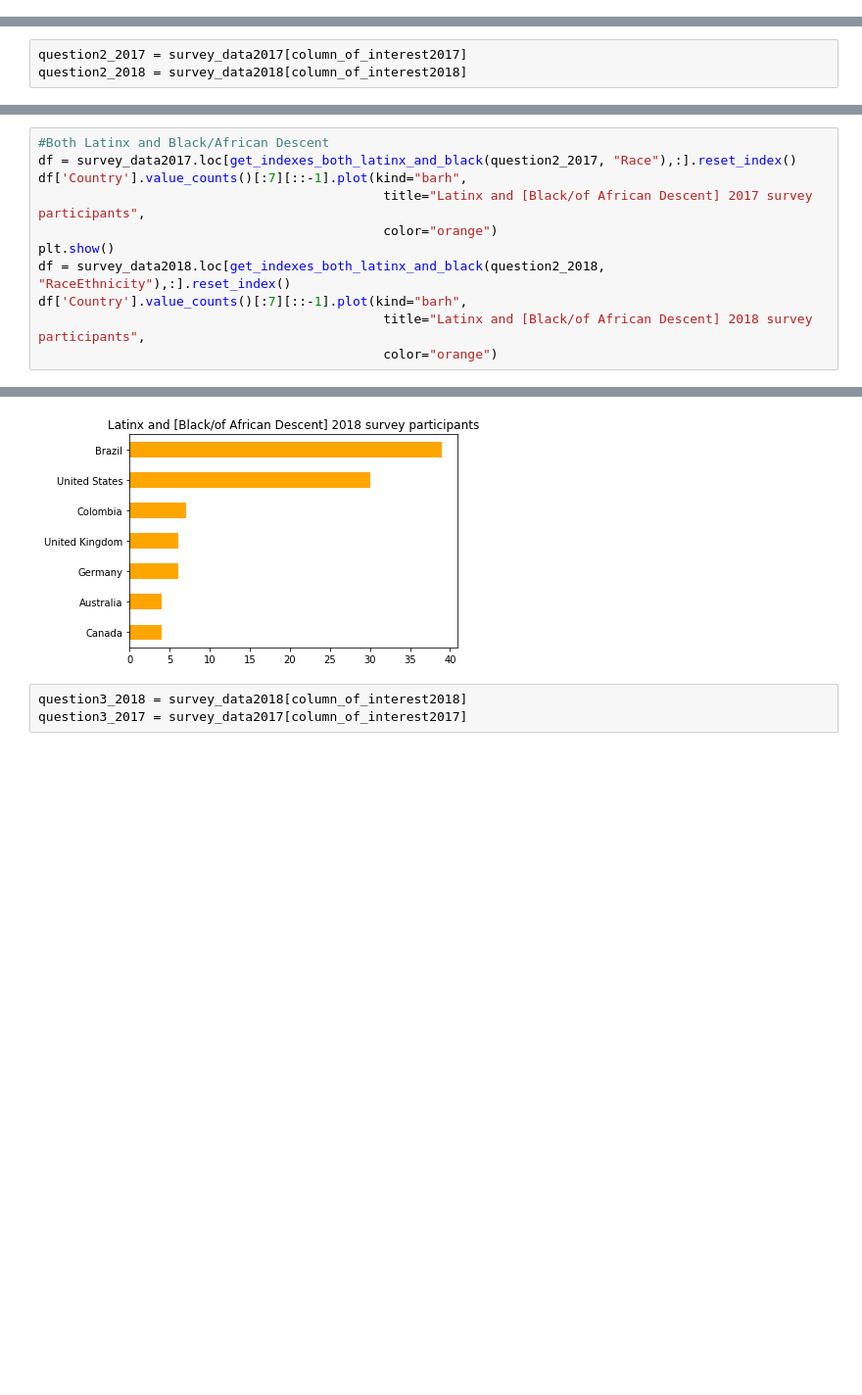
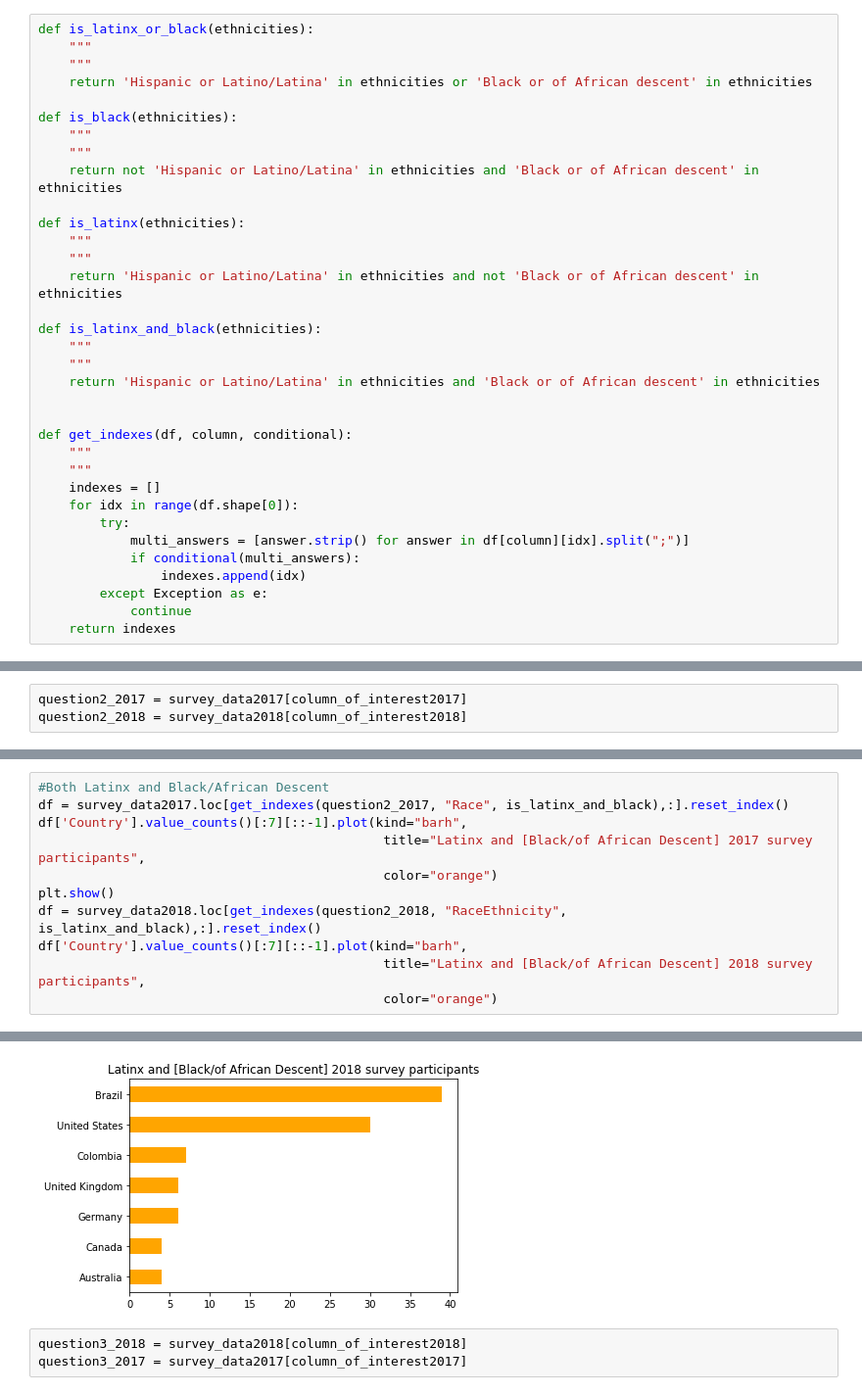
Before and after one commit to darrylbalderas/stack-overflow, a Jupyter notebook: survey-analysis.ipynb, the cells around one changed output, grey strips where cells are left out. Shown at 98% size. Cells and saved outputs as stored; diff of their text form; blank space fills up the shorter version.

```diff
--- a/survey-analysis.ipynb
+++ b/survey-analysis.ipynb
@@ -125,3 +99,37 @@ def get_indexes_both_latinx_and_black(df, column):
+# %%
+def is_latinx_or_black(ethnicities):
+    """
+    """
+    return 'Hispanic or Latino/Latina' in ethnicities or 'Black or of African descent' in ethnicities
+
+def is_black(ethnicities):
+    """
+    """
+    return not 'Hispanic or Latino/Latina' in ethnicities and 'Black or of African descent' in ethnicities
+
+def is_latinx(ethnicities):
+    """
+    """
+    return 'Hispanic or Latino/Latina' in ethnicities and not 'Black or of African descent' in ethnicities
+
+def is_latinx_and_black(ethnicities):
+    """
+    """
+    return 'Hispanic or Latino/Latina' in ethnicities and 'Black or of African descent' in ethnicities
+
+
+def get_indexes(df, column, conditional):
+    """
+    """
+    indexes = []
+    for idx in range(df.shape[0]):
+        try:
+            multi_answers = [answer.strip() for answer in df[column][idx].split(";")]
+            if conditional(multi_answers):
+                indexes.append(idx)
+        except Exception as e:
+            continue
+    return indexes
 # %%
 races_df = clean_multi_answers(survey_data2017, 'index_type', 'Race')
 print(races_df)
@@ -215,19 +223,19 @@ plt.show()
 [figure]
 # %%
 #Both Latinx and Black/African Descent
-df = survey_data2017.loc[get_indexes_both_latinx_and_black(question2_2017, "Race"),:].reset_index()
+df = survey_data2017.loc[get_indexes(question2_2017, "Race", is_latinx_and_black),:].reset_index()
 df['Country'].value_counts()[:7][::-1].plot(kind="barh",
                                              title="Latinx and [Black/of African Descent] 2017 survey participants",
                                              color="orange")
 plt.show()
-df = survey_data2018.loc[get_indexes_both_latinx_and_black(question2_2018, "RaceEthnicity"),:].reset_index()
+df = survey_data2018.loc[get_indexes(question2_2018, "RaceEthnicity", is_latinx_and_black),:].reset_index()
 df['Country'].value_counts()[:7][::-1].plot(kind="barh",
                                              title="Latinx and [Black/of African Descent] 2018 survey participants",
                                              color="orange")
 # %% [output]
 [figure]
 <matplotlib.axes._subplots.AxesSubplot at 0x...>
-[figure, old version]
+[figure, new version]
 # %%
 question3_2018 = survey_data2018[column_of_interest2018]
 question3_2017 = survey_data2017[column_of_interest2017]
```
Also changed, not shown: parts of 20 cells of this notebook, 1 other file.
